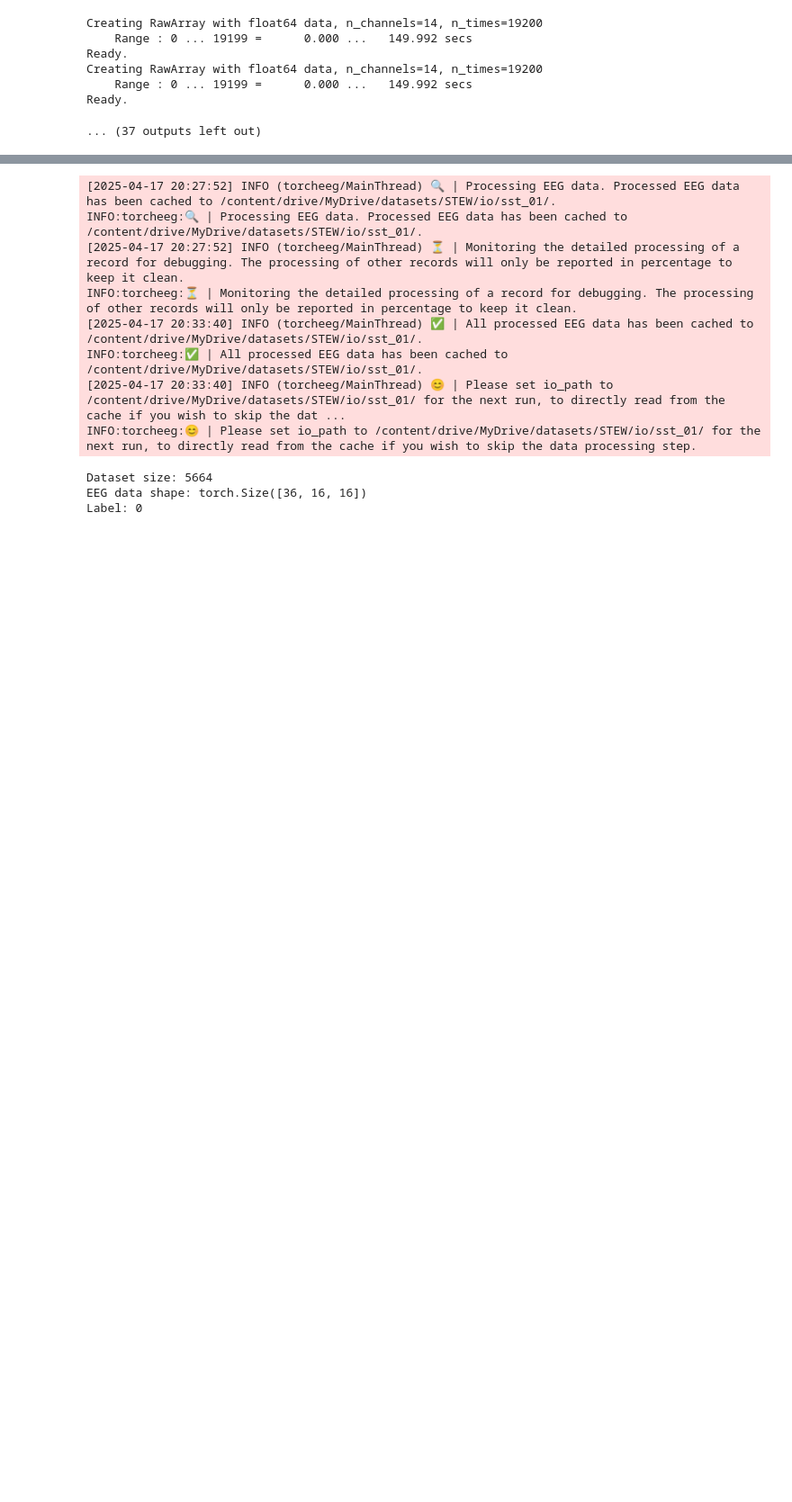
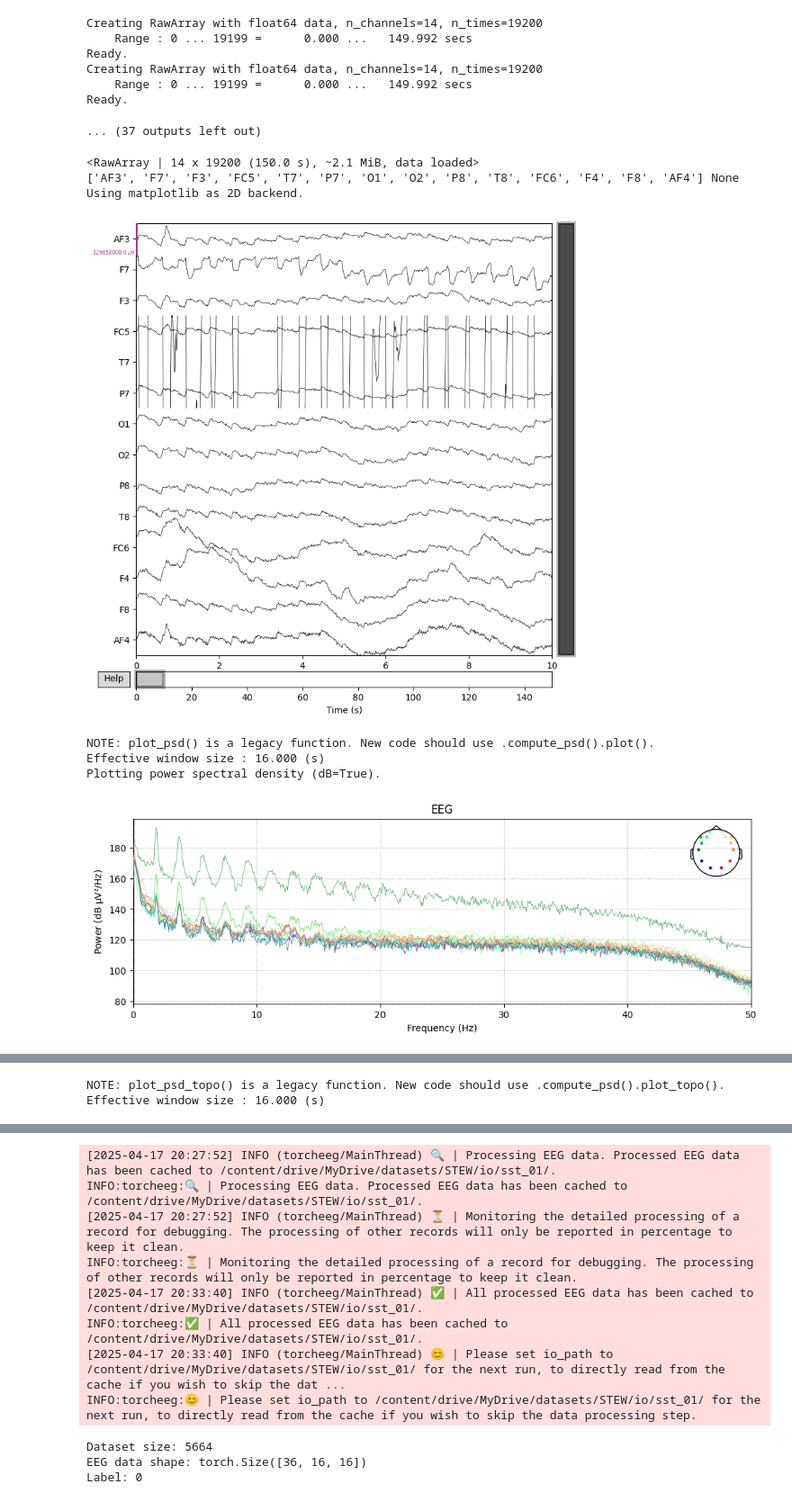
Before and after one commit to codeScourge/eeg-shenanigans, a Jupyter notebook: train_stew.ipynb, the cells around one changed output, grey strips where cells are left out. Shown at 90% size. Cells and saved outputs as stored; diff of their text form; code cells hidden in the pictures; blank space fills up the shorter version.

```diff
--- a/train_stew.ipynb
+++ b/train_stew.ipynb
@@ -273,3 +293,39 @@ Creating RawArray with float64 data, n_channels=14, n_times=19200
     Range : 0 ... 19199 =      0.000 ...   149.992 secs
 Ready.
 ... (37 outputs left out)
+# %%
+import random
+import matplotlib.pyplot as plt
+
+raw = random.choice(raw_list)
+
+print(raw)
+print(raw.info["ch_names"], raw.get_montage())
+
+montage = mne.channels.make_standard_montage("standard_1020")
+raw.set_montage(montage)
+
+# raw.filter(1, 40)  # Bandpass filter from 1-40 Hz
+
+# plot raw graph
+fig = raw.plot(duration=10, n_channels=20, scalings='auto', title='Raw Data')
+
+# Plot power spectral density
+fig_psd = raw.plot_psd(fmax=50)
+
+# Plot topographic map of channel positions
+fig_topo = raw.plot_sensors(show_names=True)
+
+# plot the Power-Spectral-Density for each frequency - has a safety mechanism to not display frequencies you couldn't have captured (Nyquist-Shannon sampling theory)
+fig_psd_bands = raw.plot_psd_topo(fmax=60)
+
+plt.show()
+# %% [output]
+<RawArray | 14 x 19200 (150.0 s), ~2.1 MiB, data loaded>
+['AF3', 'F7', 'F3', 'FC5', 'T7', 'P7', 'O1', 'O2', 'P8', 'T8', 'FC6', 'F4', 'F8', 'AF4'] None
+Using matplotlib as 2D backend.
+[figure, added]
+NOTE: plot_psd() is a legacy function. New code should use .compute_psd().plot().
+Effective window size : 16.000 (s)
+Plotting power spectral density (dB=True).
+[figure, added]
@@ -275,0 +333,2 @@ Ready.
+NOTE: plot_psd_topo() is a legacy function. New code should use .compute_psd().plot_topo().
+Effective window size : 16.000 (s)
```
Also changed, not shown: parts of 6 cells of this notebook.
